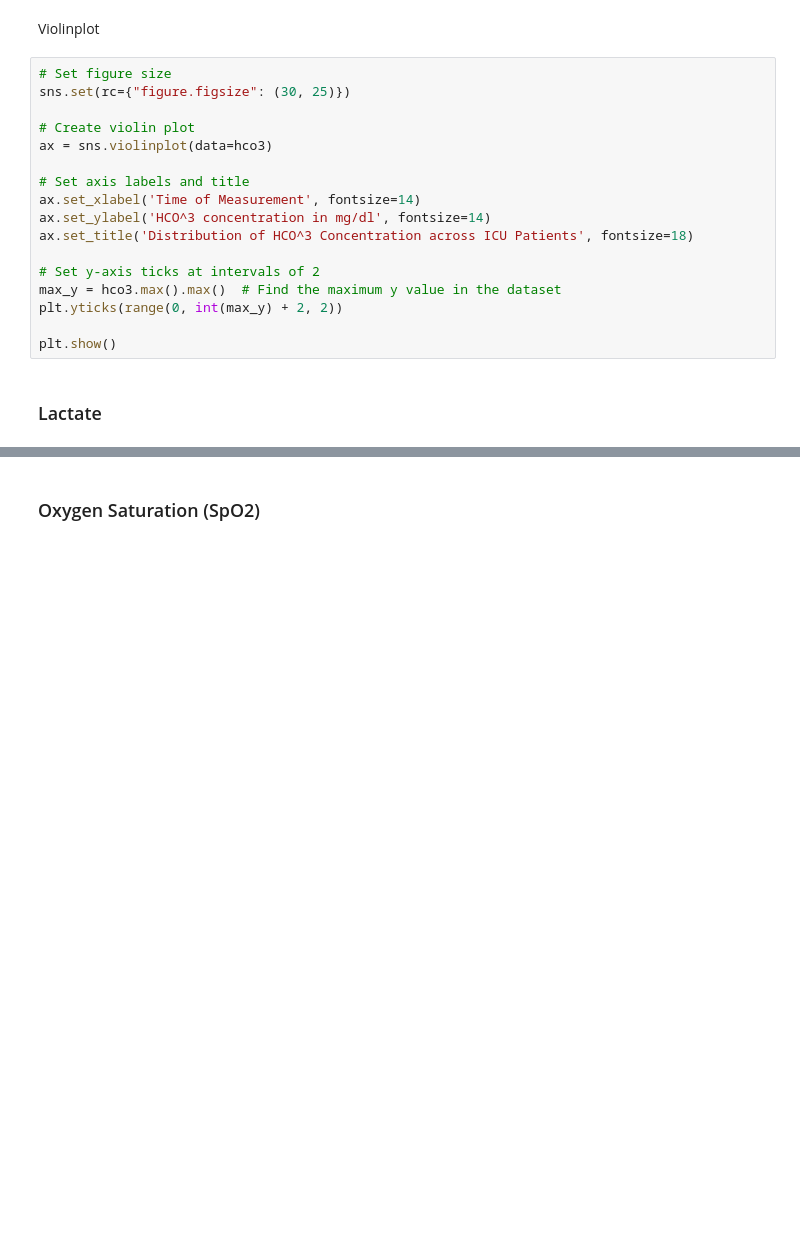
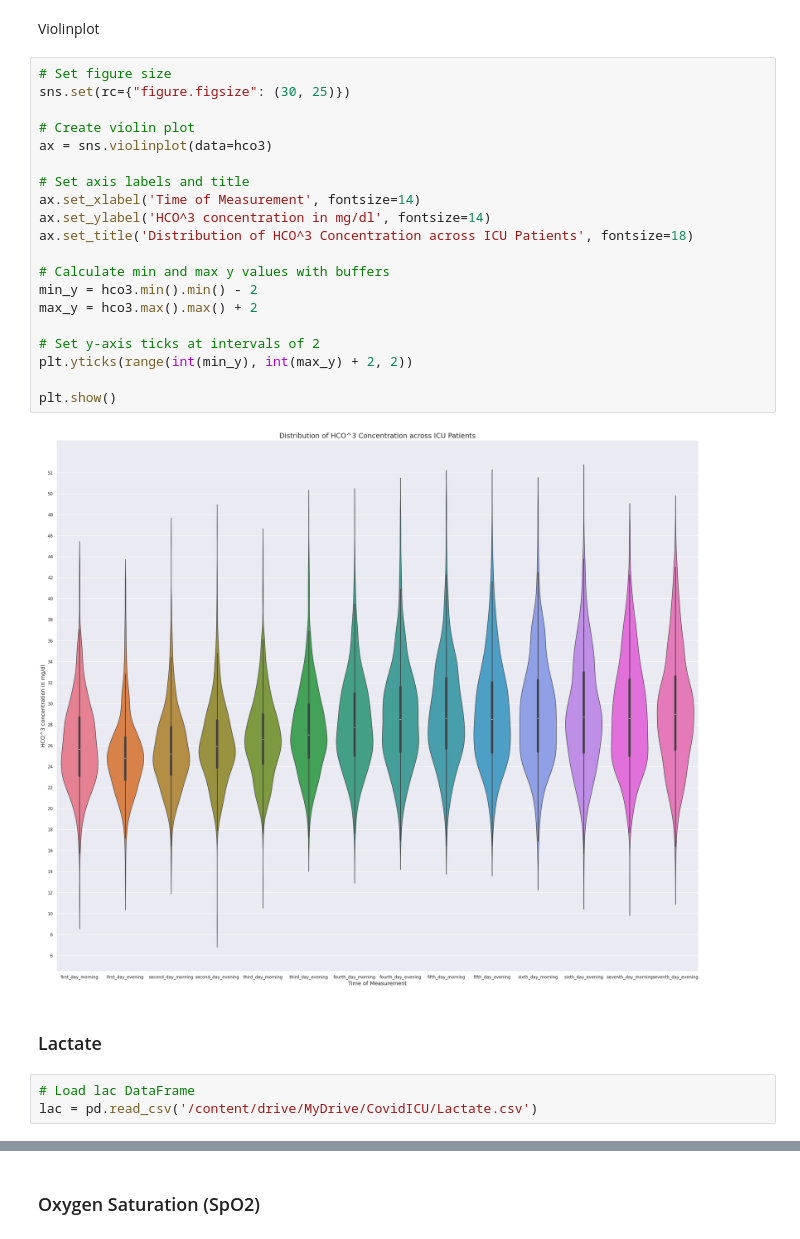
Before and after one commit to LauraBMueller/LauraBMueller, a Jupyter notebook: 20240726_bt712464_LauraMueller.ipynb, the cells around one changed output, grey strips where cells are left out. Drawn from its saved outputs; the diff is of its cells as text; blank space fills up the shorter version.

```diff
--- a/20240726_bt712464_LauraMueller.ipynb
+++ b/20240726_bt712464_LauraMueller.ipynb
@@ -826,19 +826,27 @@ Violinplot
 # %%
 # Set figure size
 sns.set(rc={"figure.figsize": (30, 25)})
 
 # Create violin plot
 ax = sns.violinplot(data=hco3)
 
 # Set axis labels and title
 ax.set_xlabel('Time of Measurement', fontsize=14)
 ax.set_ylabel('HCO^3 concentration in mg/dl', fontsize=14)
 ax.set_title('Distribution of HCO^3 Concentration across ICU Patients', fontsize=18)
 
+# Calculate min and max y values with buffers
+min_y = hco3.min().min() - 2
+max_y = hco3.max().max() + 2
+
 # Set y-axis ticks at intervals of 2
-max_y = hco3.max().max()  # Find the maximum y value in the dataset
-plt.yticks(range(0, int(max_y) + 2, 2))
+plt.yticks(range(int(min_y), int(max_y) + 2, 2))
 
 plt.show()
+# %% [output]
+[figure, added]
 # %% [markdown]
 ### Lactate
+# %%
+# Load lac DataFrame
+lac = pd.read_csv('/content/drive/MyDrive/CovidICU/Lactate.csv')
```
Also changed, not shown: parts of 7 cells of this notebook.
